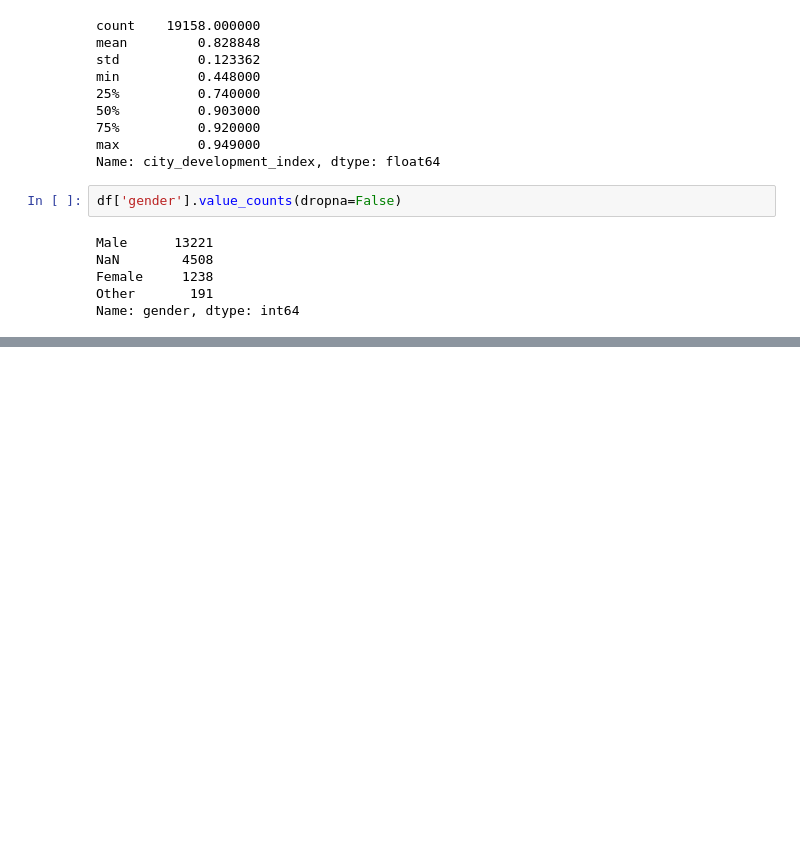
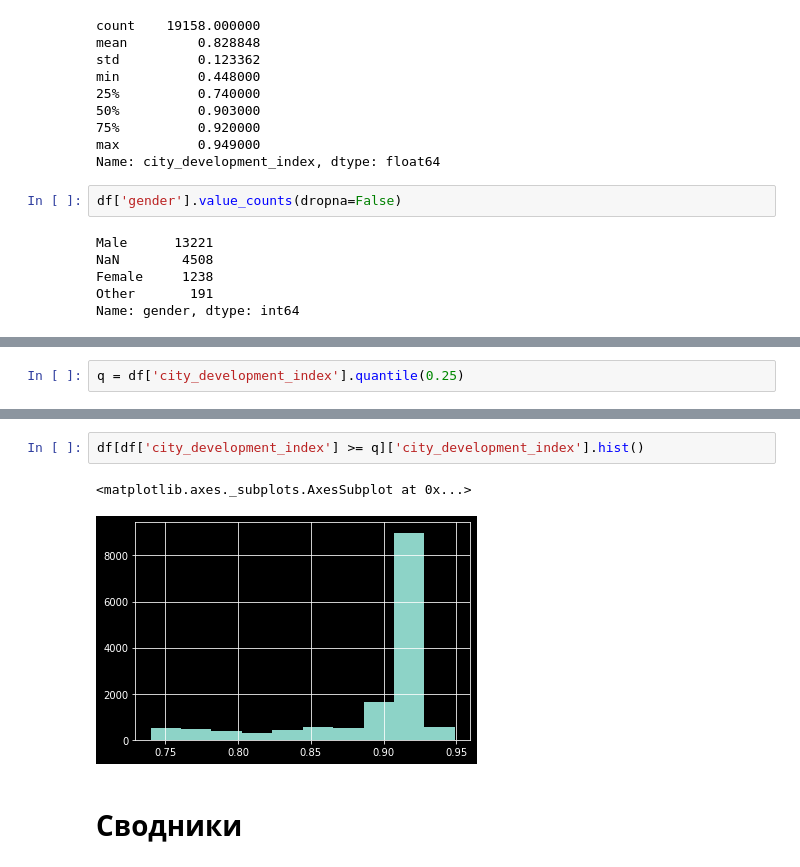
Before and after one commit to probabylity/learning, a Jupyter notebook: pandas_crash.ipynb, the cells around one changed output, grey strips where cells are left out. Cells and saved outputs as stored; diff of their text form; blank space fills up the shorter version.

```diff
--- a/pandas_crash.ipynb
+++ b/pandas_crash.ipynb
@@ -170,0 +173,2 @@ Name: gender, dtype: int64
+# %%
+q = df['city_development_index'].quantile(0.25)
@@ -170,0 +195,7 @@ Name: gender, dtype: int64
+# %%
+df[df['city_development_index'] >= q]['city_development_index'].hist()
+# %% [output]
+<matplotlib.axes._subplots.AxesSubplot at 0x...>
+[figure, added]
+# %% [markdown]
+# Сводники
```
Also changed, not shown: parts of 36 cells of this notebook.
